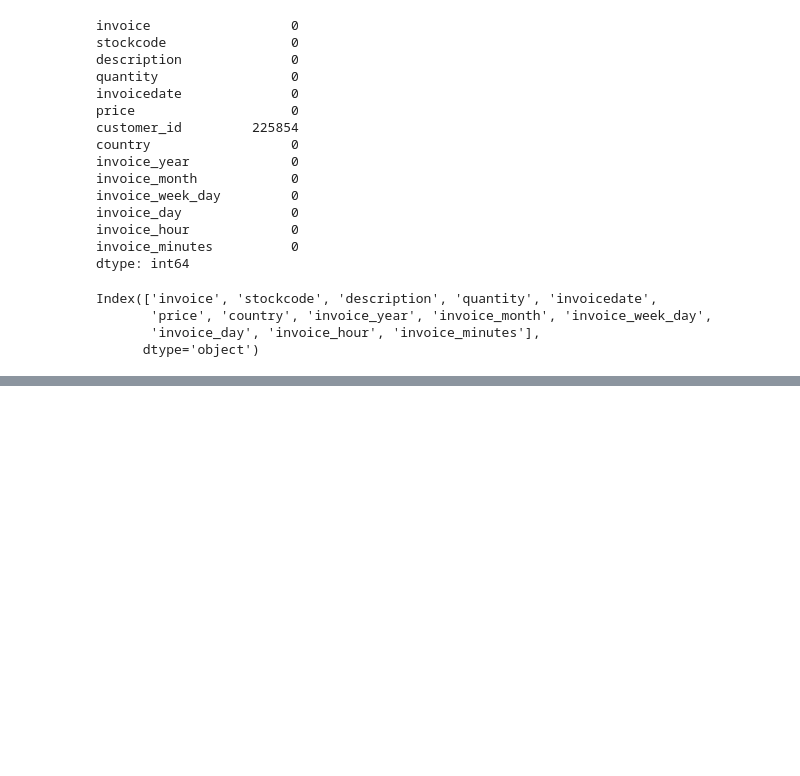
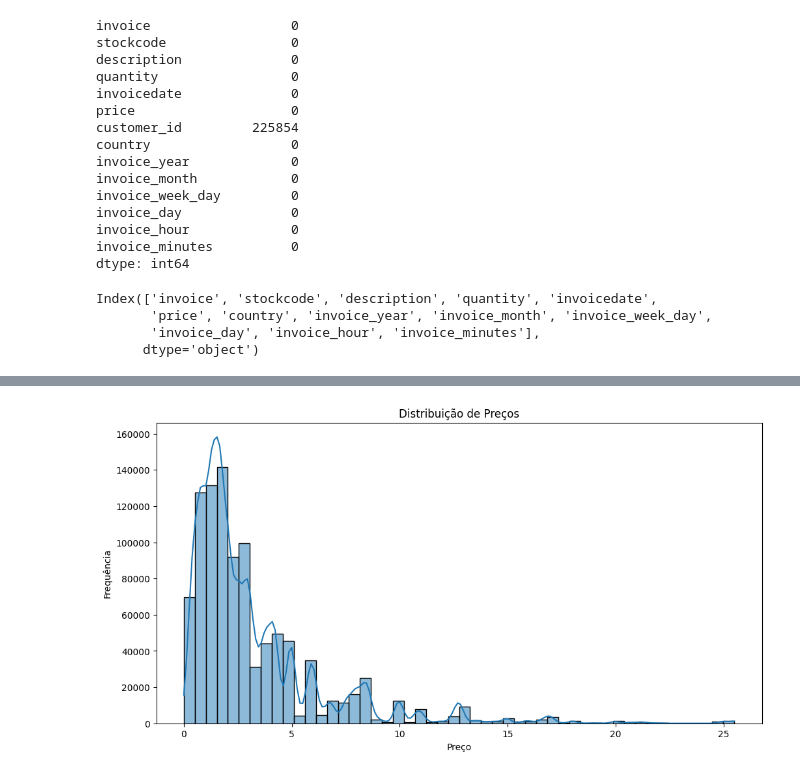
Before and after one commit to HugoSantos14/retail-e-commerce-data, a Jupyter notebook: notebooks/retail_eda.ipynb, the cells around one changed output, grey strips where cells are left out. Drawn from its saved outputs; the diff is of its cells as text; code cells hidden in the pictures; blank space fills up the shorter version.

Commit message:
feat(EDA): Better graphs vision on EDA

```diff
--- a/notebooks/retail_eda.ipynb
+++ b/notebooks/retail_eda.ipynb
@@ -141,0 +178,10 @@ Index(['invoice', 'stockcode', 'description', 'quantity', 'invoicedate',
+# %%
+# Visualização dos dados com histogramas
+plt.figure(figsize=(12, 6))
+sns.histplot(df["price"], bins=50, kde=True)
+plt.title("Distribuição de Preços")
+plt.xlabel("Preço")
+plt.ylabel("Frequência")
+plt.show()
+# %% [output]
+[figure, added]
```
Also changed, not shown: parts of 8 cells of this notebook.
